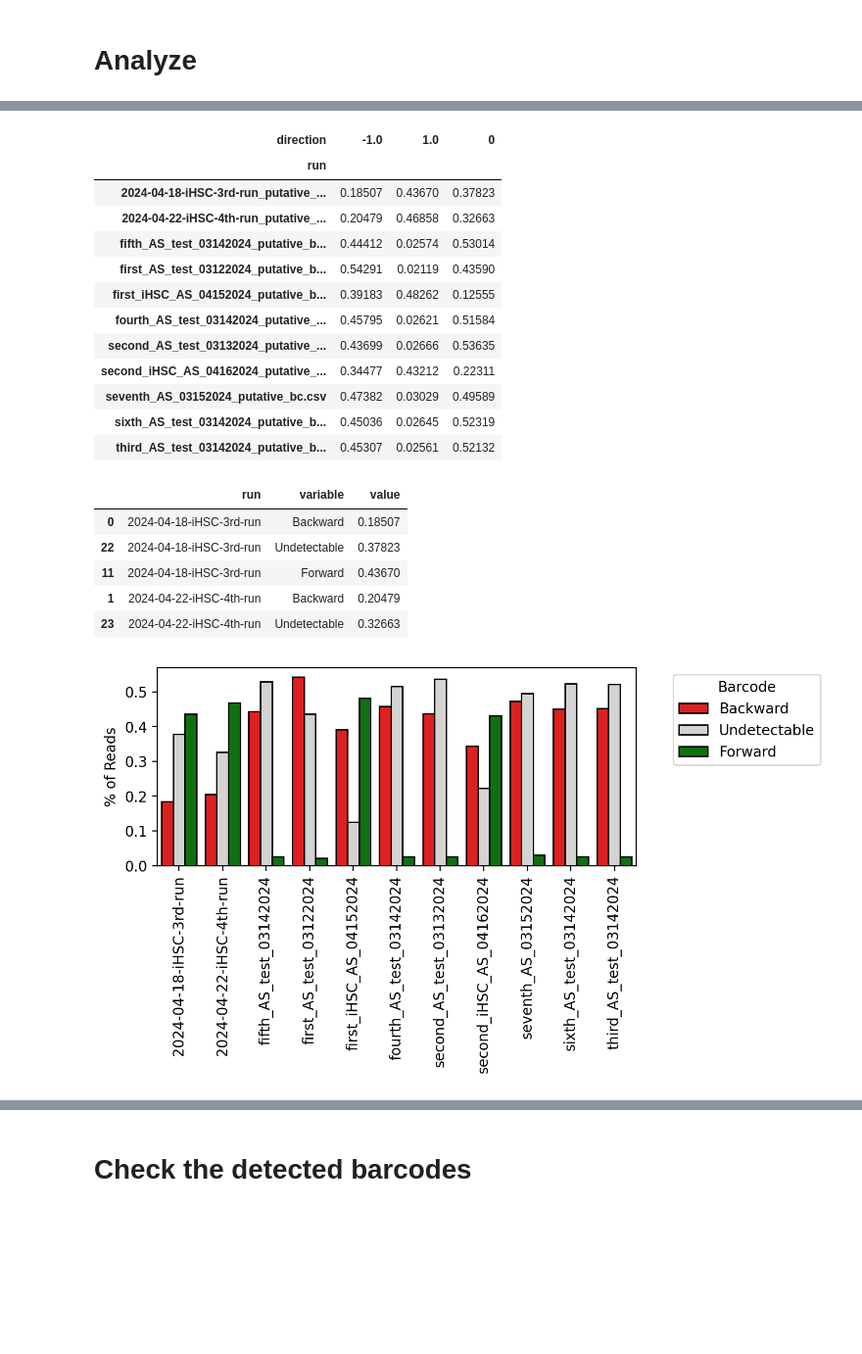
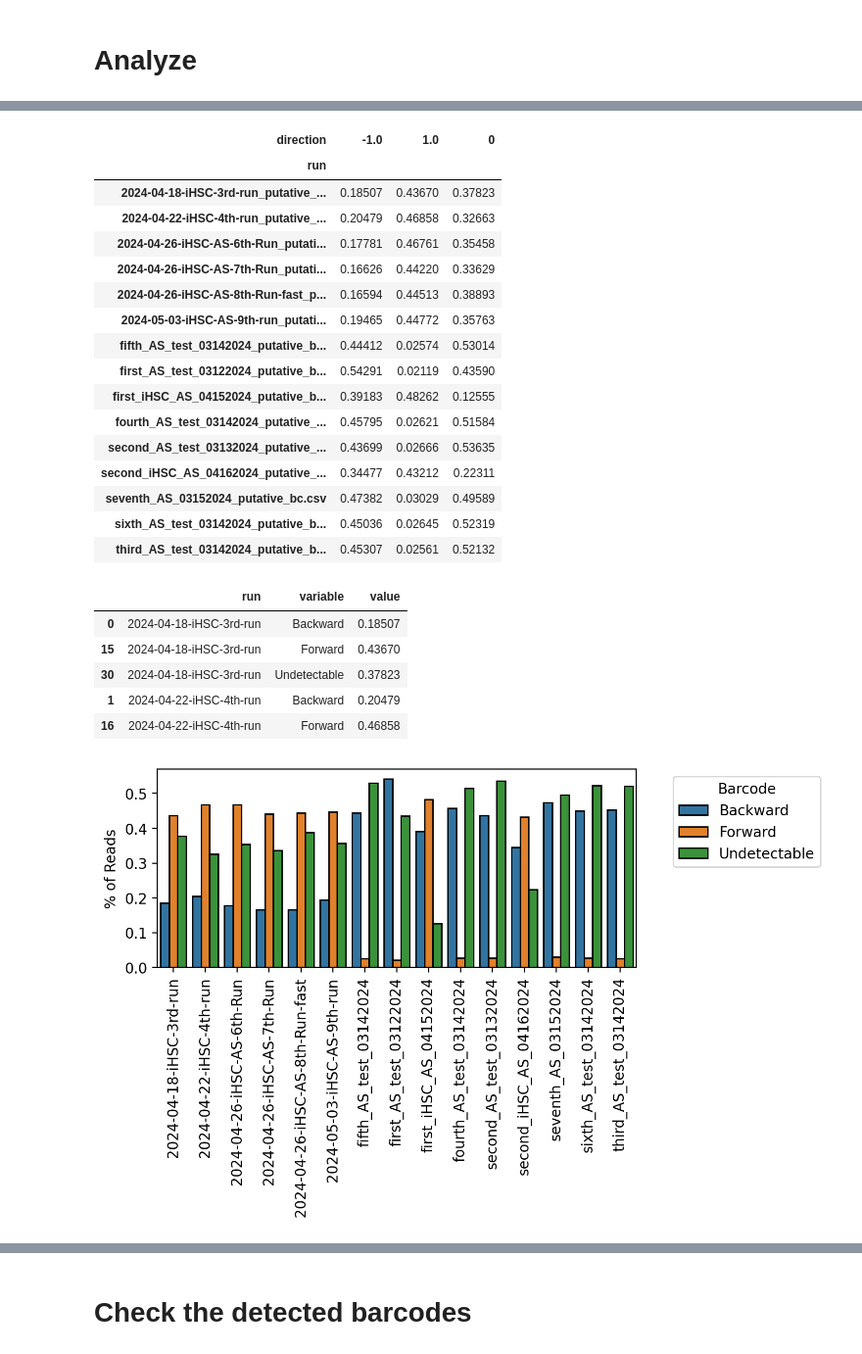
Before and after one commit to CooperStansbury/ONT-single-cell, a Jupyter notebook: notebooks/adaptive_sampling/DEMULTPLEX_ALL.ipynb, the cells around one changed output, grey strips where cells are left out. Shown: that part at 98% size. Saved outputs shown, nothing was run; the diff lists cells and outputs as text; code cells hidden in the pictures; blank space fills up the shorter version.

```diff
--- a/notebooks/adaptive_sampling/DEMULTPLEX_ALL.ipynb
+++ b/notebooks/adaptive_sampling/DEMULTPLEX_ALL.ipynb
@@ -78,7 +82,8 @@ t = df[['run', 'direction']].value_counts(normalize=False)
 t = pd.DataFrame(t)
 t = t.reset_index()
 t = t.sort_values(by=['run', 'direction'])
-t = pd.pivot_table(t, index='run', columns='direction', values='count')
+
+t = pd.pivot_table(t, index='run', columns='direction', values=0)
 t = t / sample
 t
 # %% [output]
@@ -86,6 +91,10 @@ t
 | run |  |  |  |
 | 2024-04-18-iHSC-3rd-run_putative_... | 0.18507 | 0.43670 | 0.37823 |
 | 2024-04-22-iHSC-4th-run_putative_... | 0.20479 | 0.46858 | 0.32663 |
+| 2024-04-26-iHSC-AS-6th-Run_putati... | 0.17781 | 0.46761 | 0.35458 |
+| 2024-04-26-iHSC-AS-7th-Run_putati... | 0.16626 | 0.44220 | 0.33629 |
+| 2024-04-26-iHSC-AS-8th-Run-fast_p... | 0.16594 | 0.44513 | 0.38893 |
+| 2024-05-03-iHSC-AS-9th-run_putati... | 0.19465 | 0.44772 | 0.35763 |
 | fifth_AS_test_03142024_putative_b... | 0.44412 | 0.02574 | 0.53014 |
 | first_AS_test_03122024_putative_b... | 0.54291 | 0.02119 | 0.43590 |
 | first_iHSC_AS_04152024_putative_b... | 0.39183 | 0.48262 | 0.12555 |
@@ -98,36 +107,36 @@ t
 # %%
 pdf = t.copy()
 pdf.columns = ['Backward', 'Forward', 'Undetectable']
 pdf = pdf.reset_index()
 pdf = pd.melt(pdf, id_vars='run')
 pdf['run'] = pdf['run'].apply(lambda x: x.replace("_putative_bc.csv", ""))
 pdf = pdf.sort_values(by='run')
 
 plt.rcParams['figure.dpi'] = 200
 plt.rcParams['figure.figsize'] = 6, 2.5
 sns.barplot(data=pdf,
             x='run',
             y='value',
             hue='variable',
-            palette=['r', 'lightgrey', 'green'],
+            # palette=['r', 'lightgrey', 'green'],
             ec='k')
 
 plt.ylabel("% of Reads")
 plt.xlabel("")
 plt.gca().tick_params(axis='x', rotation=90)
 sns.move_legend(plt.gca(),
                 loc='upper right',
                 title='Barcode',
                 bbox_to_anchor=(1.4, 1),
                 )
 
 pdf.head()
 # %% [output]
 |  | run | variable | value |
 | 0 | 2024-04-18-iHSC-3rd-run | Backward | 0.18507 |
-| 22 | 2024-04-18-iHSC-3rd-run | Undetectable | 0.37823 |
-| 11 | 2024-04-18-iHSC-3rd-run | Forward | 0.43670 |
+| 15 | 2024-04-18-iHSC-3rd-run | Forward | 0.43670 |
+| 30 | 2024-04-18-iHSC-3rd-run | Undetectable | 0.37823 |
 | 1 | 2024-04-22-iHSC-4th-run | Backward | 0.20479 |
-| 23 | 2024-04-22-iHSC-4th-run | Undetectable | 0.32663 |
+| 16 | 2024-04-22-iHSC-4th-run | Forward | 0.46858 |
-[figure, old version]
+[figure, new version]
 # %%
```
Also changed, not shown: parts of 6 cells of this notebook, 22 other files.
